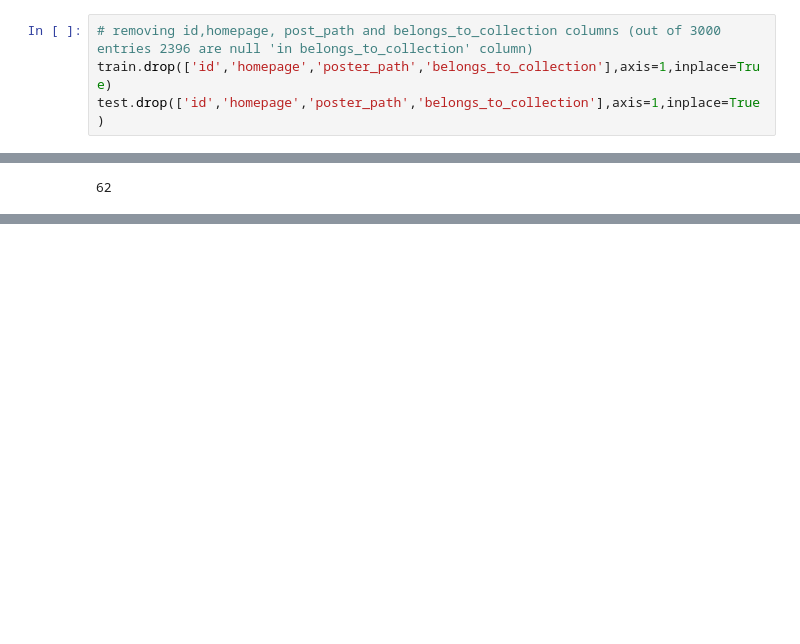
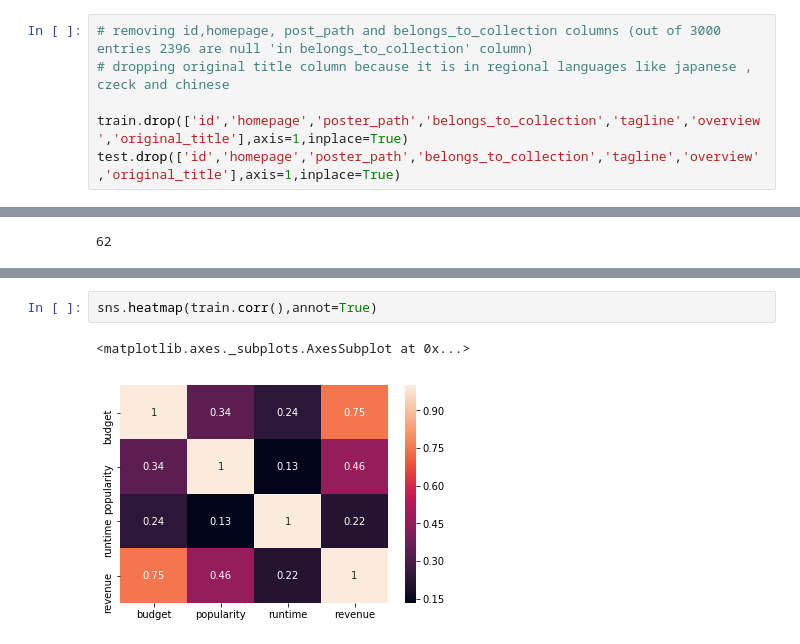
Before and after one commit to kartiktyagi4282/TMDB-Box-Office-Prediction, a Jupyter notebook: TMDB Challenge.ipynb, the cells around one changed output, grey strips where cells are left out. Cells and saved outputs as stored; diff of their text form; blank space fills up the shorter version.

```diff
--- a/TMDB Challenge.ipynb
+++ b/TMDB Challenge.ipynb
@@ -96,5 +137,7 @@ sorted(train['homepage'].value_counts(),reverse=True) # homepage is of no use 30
  1]
 # %%
 # removing id,homepage, post_path and belongs_to_collection columns (out of 3000 entries 2396 are null 'in belongs_to_collection' column)
-train.drop(['id','homepage','poster_path','belongs_to_collection'],axis=1,inplace=True)
-test.drop(['id','homepage','poster_path','belongs_to_collection'],axis=1,inplace=True)
+# dropping original title column because it is in regional languages like japanese , czeck and chinese
+
+train.drop(['id','homepage','poster_path','belongs_to_collection','tagline','overview','original_title'],axis=1,inplace=True)
+test.drop(['id','homepage','poster_path','belongs_to_collection','tagline','overview','original_title'],axis=1,inplace=True)
@@ -116,0 +199,5 @@ len(cnt)
+# %%
+sns.heatmap(train.corr(),annot=True)
+# %% [output]
+<matplotlib.axes._subplots.AxesSubplot at 0x...>
+[figure, added]
```
Also changed, not shown: parts of 35 cells of this notebook.
